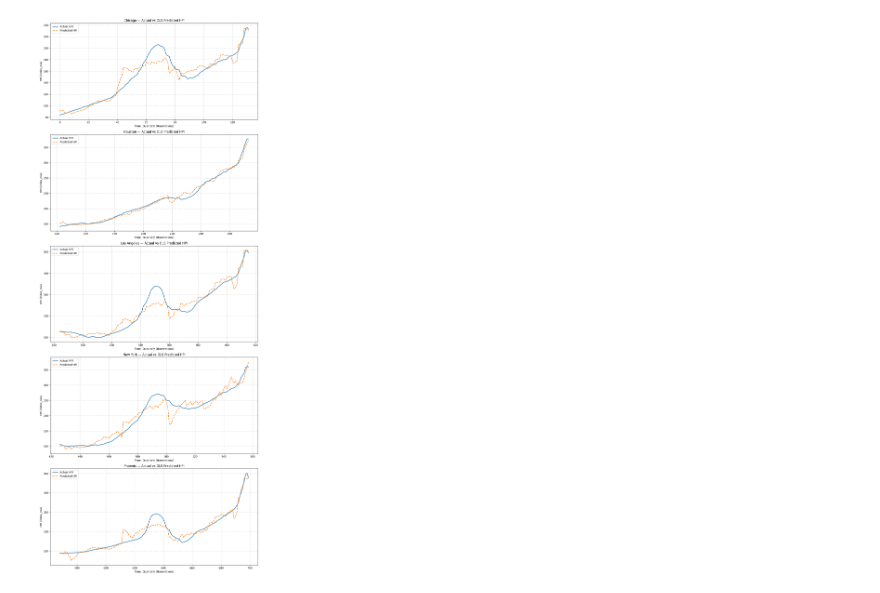
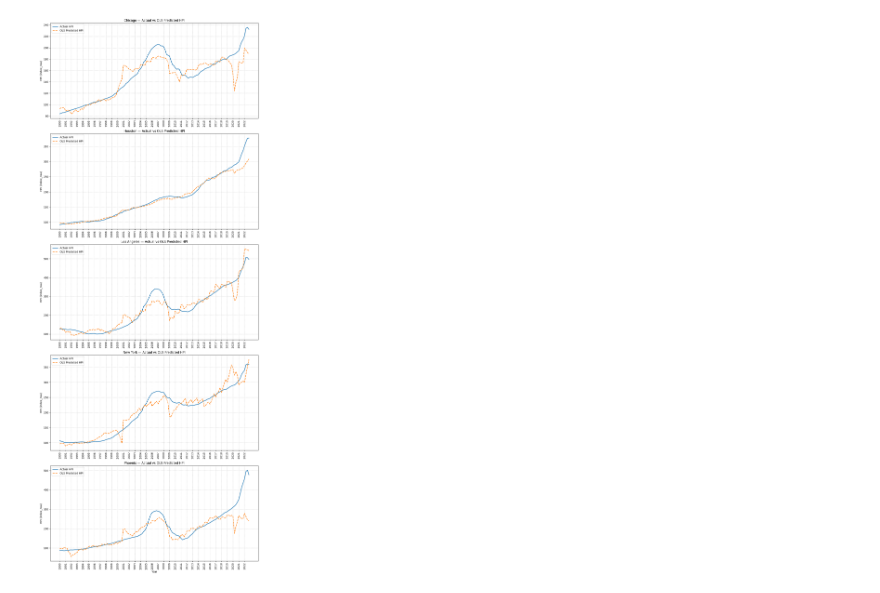
Before and after one commit to katelync12/HomeCast, a Jupyter notebook: ols_timeseries.ipynb, the cells around one changed output. Cells and saved outputs as stored; diff of their text form; code cells hidden in the pictures.

```diff
--- a/ols_timeseries.ipynb
+++ b/ols_timeseries.ipynb
@@ -24,8 +24,12 @@ final_df[features] = final_df.groupby('City')[features].transform(lambda x: (x -
 results = {}
 
 for city, city_df in final_df.groupby('City'):
-    X = city_df[features]
-    y = city_df['index_nsa']
+
+    ols_train_size = int(len(city_df) * 0.9)
+    ols_train_df = city_df.iloc[:ols_train_size]
+
+    X = ols_train_df[features]
+    y = ols_train_df['index_nsa']
     X = sm.add_constant(X)
 
     model = sm.OLS(y, X).fit()
@@ -68,7 +102,9 @@ arima_results = {}
 
 for city, city_df in final_df.groupby('City'):
     city_df = city_df.sort_values(['Year', 'Quarter'])
-    residuals = city_df['residual'].dropna()
+    noise_train_size = int(len(city_df) * 0.9)
+    noise_train_df = city_df.iloc[:noise_train_size]
+    residuals = noise_train_df['residual'].dropna()
 
     best_aic = np.inf
     best_order = None
@@ -199,34 +365,45 @@ plt.show()
 # %%
 
 
 
+
+final_df = final_df.sort_values(['City', 'Year', 'Quarter'])
 cities = final_df['City'].unique()
 
-plt.figure(figsize=(12, 6 * len(cities)))
+fig, axes = plt.subplots(len(cities), 1, figsize=(12, 6 * len(cities)), sharex=False)
 
-for i, city in enumerate(cities, 1):
-    city_df = final_df[final_df['City'] == city]
+for ax, city in zip(axes, cities):
+    city_df = final_df[final_df['City'] == city].copy()
 
-    plt.subplot(len(cities), 1, i)
-    plt.plot(
-        city_df.index, city_df['index_nsa'],
+    city_df['TimeIndex'] = (city_df['Year'] - city_df['Year'].min()) * 4 + (city_df['Quarter'] - 1)
+
+    ax.plot(
+        city_df['TimeIndex'], city_df['index_nsa'],
         label='Actual HPI', linewidth=2
     )
-    plt.plot(
-        city_df.index, city_df['ols_predicted_hpi'],
-        label='Predicted HPI', linestyle='--', linewidth=2
+    ax.plot(
+        city_df['TimeIndex'], city_df['ols_predicted_hpi'],
+        label='OLS Predicted HPI', linestyle='--', linewidth=2
     )
 
-    plt.title(f"{city} — Actual vs OLS Predicted HPI")
-    plt.xlabel("Time (Quarterly Observations)")
-    plt.ylabel("HPI (index_nsa)")
-    plt.legend()
-    plt.grid(True, linestyle='--', alpha=0.6)
+    ax.set_title(f"{city} — Actual vs OLS Predicted HPI")
+    ax.set_ylabel("HPI (index_nsa)")
+    ax.grid(True, linestyle='--', alpha=0.6)
+    ax.legend()
+
+    unique_years = sorted(city_df['Year'].unique())
+    ticks = [(y - city_df['Year'].min()) * 4 for y in unique_years]
+    ax.set_xticks(ticks)
+    ax.set_xticklabels(unique_years)
+    ax.set_xticklabels(unique_years, rotation=90)
+
+axes[-1].set_xlabel("Year")
+plt.xticks(rotation = 90)
 
 plt.tight_layout()
 plt.show()
 # %% [output]
-[figure, old version]
+[figure, new version]
 # %%
 
 
```
Also changed, not shown: parts of 16 cells of this notebook.
